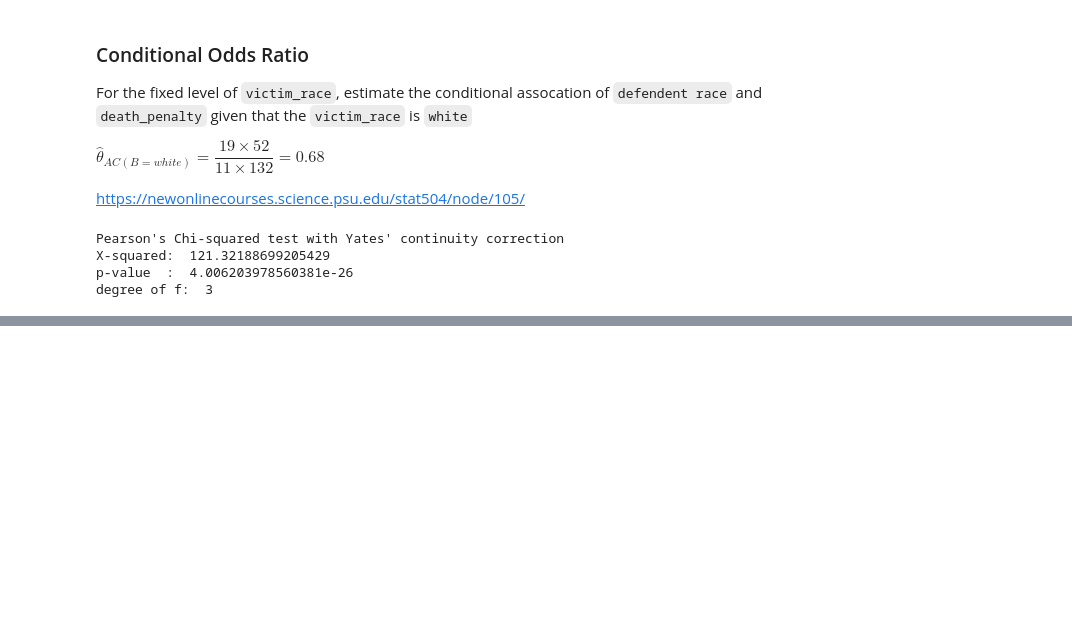
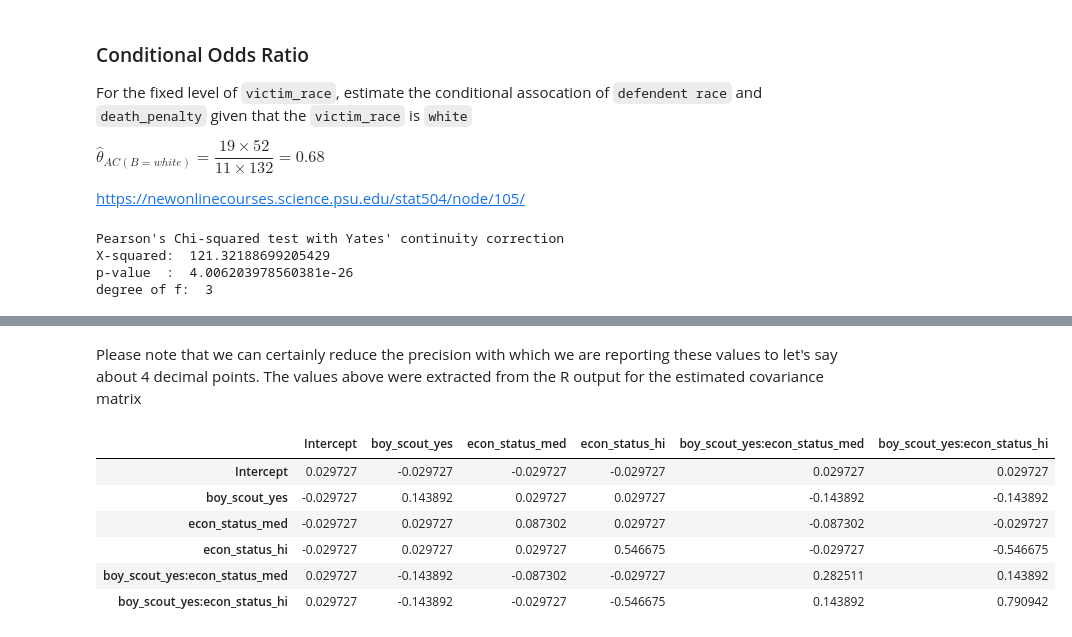
Before and after one commit to naivelogic/Machine_Learning_Notebooks, a Jupyter notebook: Data_Science/Statistical Models/[PSU] Logistic Regression.ipynb, the cells around one changed output, grey strips where cells are left out. Cells and saved outputs as stored; diff of their text form; code cells hidden in the pictures; blank space fills up the shorter version.

```diff
--- a/Data_Science/Statistical Models/[PSU] Logistic Regression.ipynb
+++ b/Data_Science/Statistical Models/[PSU] Logistic Regression.ipynb
@@ -968,0 +1277,11 @@ Effect prob Black victim whose defendet is black vs white prob for death penalty
+# %%
+print(pd.crosstab([scout.boy_scout], scout.delinquent))
+
+y_data= scout.delinquent_
+x_data= sm.add_constant(scout[['boy_scout_yes']])
+
+logit_model = sm.GLM(y_data, x_data,
+                      family=sm.families.Binomial(link=sm.genmod.families.links.logit))
+
+logit_model_fit = logit_model.fit()
+print(logit_model_fit.summary())
@@ -968,0 +1309,11 @@ Effect prob Black victim whose defendet is black vs white prob for death penalty
+# %%
+print(pd.crosstab([scout.econ_status], scout.delinquent))
+
+y_data= scout.delinquent_
+x_data= sm.add_constant(scout[['econ_status_med', 'econ_status_hi']])
+
+logit_model = sm.GLM(y_data, x_data,
+                      family=sm.families.Binomial(link=sm.genmod.families.links.logit))
+
+logit_model_fit = logit_model.fit()
+print(logit_model_fit.summary())
@@ -968,0 +1387,11 @@ Effect prob Black victim whose defendet is black vs white prob for death penalty
+# %%
+print(pd.crosstab([scout[scout.boy_scout=="yes"].econ_status], scout.delinquent))
+
+y_data= scout.delinquent_
+x_data= sm.add_constant(scout[['boy_scout_yes','econ_status_med', 'econ_status_hi']])
+
+logit_model = sm.GLM(y_data, x_data,
+                      family=sm.families.Binomial(link=sm.genmod.families.links.logit))
+
+logit_model_fit = logit_model.fit()
+print(logit_model_fit.summary())
@@ -968,0 +1437,6 @@ Effect prob Black victim whose defendet is black vs white prob for death penalty
+# %%
+logit_model = smf.glm(formula = 'delinquent_ ~ boy_scout_yes + econ_status_med + econ_status_hi + \
+                                boy_scout_yes*econ_status_med + boy_scout_yes*econ_status_hi',
+                      data = scout,
+                      family=sm.families.Binomial()).fit()
+print(logit_model.summary())
@@ -968,0 +1478,12 @@ Effect prob Black victim whose defendet is black vs white prob for death penalty
+# %% [markdown]
+Please note that we can certainly reduce the precision with which we are reporting these values to let's say about 4 decimal points. The values above were extracted from the R output for the estimated covariance matrix
+# %%
+logit_model.cov_params()
+# %% [output]
+|  | Intercept | boy_scout_yes | econ_status_med | econ_status_hi | boy_scout_yes:econ_status_med | boy_scout_yes:econ_status_hi |
+| Intercept | 0.029727 | -0.029727 | -0.029727 | -0.029727 | 0.029727 | 0.029727 |
+| boy_scout_yes | -0.029727 | 0.143892 | 0.029727 | 0.029727 | -0.143892 | -0.143892 |
+| econ_status_med | -0.029727 | 0.029727 | 0.087302 | 0.029727 | -0.087302 | -0.029727 |
+| econ_status_hi | -0.029727 | 0.029727 | 0.029727 | 0.546675 | -0.029727 | -0.546675 |
+| boy_scout_yes:econ_status_med | 0.029727 | -0.143892 | -0.087302 | -0.029727 | 0.282511 | 0.143892 |
+| boy_scout_yes:econ_status_hi | 0.029727 | -0.143892 | -0.029727 | -0.546675 | 0.143892 | 0.790942 |
```
Also changed, not shown: parts of 44 cells of this notebook.
